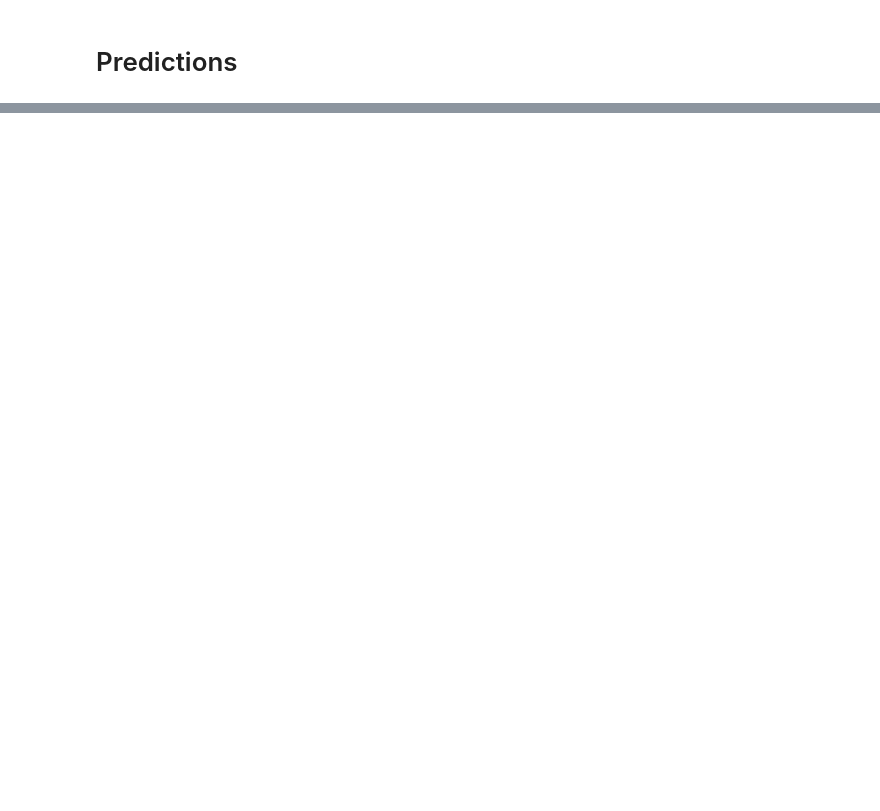
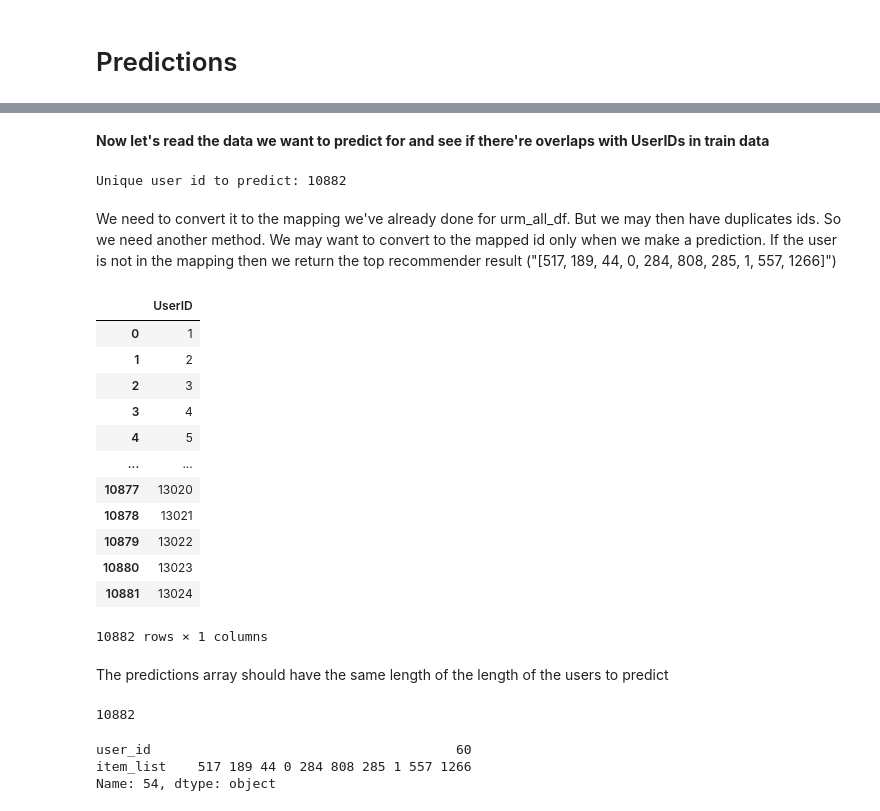
Before and after one commit to LucaBrembilla/RecSys2023ChallengePolimi, a Jupyter notebook: ItemBasedCollaborativeFiltering/Bre/BPRMF.ipynb, the cells around one changed output, grey strips where cells are left out. Cells and saved outputs as stored; diff of their text form; code cells hidden in the pictures; blank space fills up the shorter version.

```diff
--- a/ItemBasedCollaborativeFiltering/Bre/BPRMF.ipynb
+++ b/ItemBasedCollaborativeFiltering/Bre/BPRMF.ipynb
@@ -399,0 +400,18 @@ Prediction for user 0 and item 1: 3.132971946898877
+# %% [markdown]
+**Now let's read the data we want to predict for and see if there're overlaps with UserIDs in train data**
+# %%
+urm_pred_path = '../../content/data_target_users_test.csv'
+
+urm_pred_df = pd.read_csv(filepath_or_buffer=urm_pred_path,
+                                sep=",",
+                                header=0,
+                                dtype={0:int},
+                                engine='python')
+
+urm_pred_df.columns = ["UserID"]
+len(urm_pred_df['UserID'])
+print('Unique user id to predict:', urm_pred_df['UserID'].nunique())
+# %% [output]
+Unique user id to predict: 10882
+# %% [markdown]
+We need to convert it to the mapping we've already done for urm_all_df. But we may then have duplicates ids. So we need another method. We may want to convert to the mapped id only when we make a prediction. If the user is not in the mapping then we return the top recommender result ("[517, 189, 44, 0, 284, 808, 285, 1, 557, 1266]")
@@ -399,0 +441,22 @@ Prediction for user 0 and item 1: 3.132971946898877
+# %%
+urm_pred_df
+# %% [output]
+|  | UserID |
+| 0 | 1 |
+| 1 | 2 |
+| 2 | 3 |
+| 3 | 4 |
+| 4 | 5 |
+| ... | ... |
+| 10877 | 13020 |
+| 10878 | 13021 |
+| 10879 | 13022 |
+| 10880 | 13023 |
+| 10881 | 13024 |
+10882 rows × 1 columns
+# %% [markdown]
+The predictions array should have the same length of the length of the users to predict
+# %%
+len(predictions)
+# %% [output]
+10882
@@ -399,0 +471,6 @@ Prediction for user 0 and item 1: 3.132971946898877
+# %%
+pred_df.loc[54]
+# %% [output]
+user_id                                       60
+item_list    517 189 44 0 284 808 285 1 557 1266
+Name: 54, dtype: object
```
Also changed, not shown: parts of 8 cells of this notebook.
